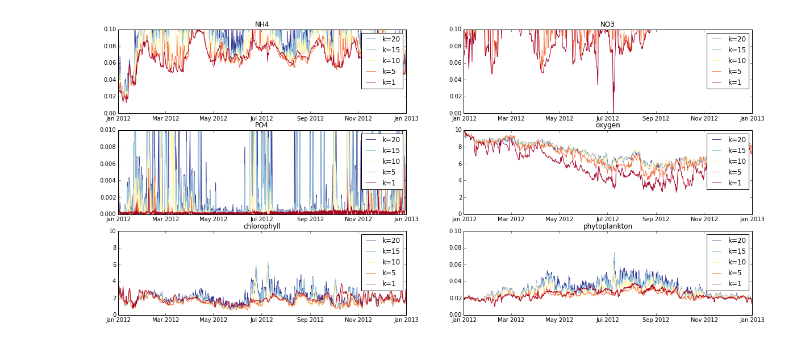
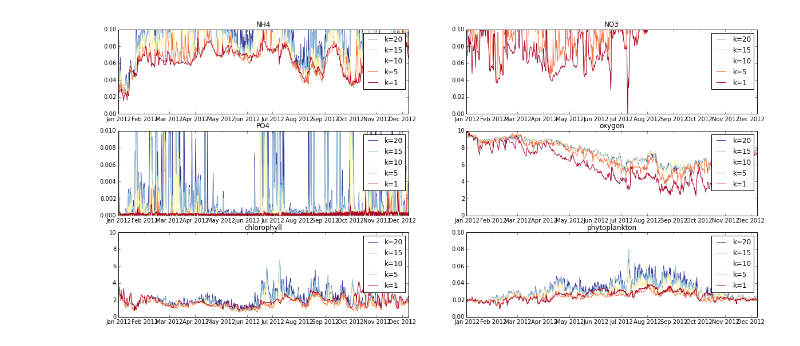
Before and after one commit to okadate/notebook, a Jupyter notebook: gist/time_sta-Copy1.ipynb, the cells around one changed output. Drawn from its saved outputs; the diff is of its cells as text; code cells hidden in the pictures.

```diff
--- a/gist/time_sta-Copy1.ipynb
+++ b/gist/time_sta-Copy1.ipynb
@@ -23,33 +23,33 @@ def plot2(ax, vname, station, cff=1.0):
     var = nc.variables[vname][:,station-1,:] * cff
     for k in [19, 14, 9, 4, 0]:
         d = k
         ax.plot(time, var[:,k], '-', color=plt.cm.RdYlBu(k/19.0), label='k={}'.format(k+1))
     ax.legend()
     ax.set_title(vname)
 
 def sta_plot(station):
     x, y = 3, 2
     fig, ax = plt.subplots(x, y, figsize=[20,9])
     ax1 = [ax[i][j] for i in range(x) for j in range(y)]
     plot2(ax1[0], 'NH4', station, cff=14.0/1000)
     plot2(ax1[1], 'NO3', station, cff=14.0/1000)
     plot2(ax1[2], 'PO4', station, cff=31.0/1000)
     plot2(ax1[3], 'oxygen', station, cff=32.0/1000)
     plot2(ax1[4], 'chlorophyll', station, cff=1.0)
     plot2(ax1[5], 'phytoplankton', station, cff=14.0/1000)
     ax1[0].set_ylim(0.0,0.1)
     ax1[1].set_ylim(0.0,0.1)
     ax1[2].set_ylim(0.0,0.01)
     ax1[3].set_ylim(0.0,10.0)
     ax1[4].set_ylim(0.0,10.0)
     ax1[5].set_ylim(0.0,0.1)
 
 
-ncfile = 'Z:/roms/Apps/OB500_fennelP/NL12/ob500_sta.nc'
+ncfile = 'Z:/apps/OB500P/case13/ob500_sta.nc'
 nc = netCDF4.Dataset(ncfile, 'r')
 
 sta_plot(12)
 
-plt.savefig('time_sta.png', bbox_inches='tight', dpi=300)
+#plt.savefig('time_sta.png', bbox_inches='tight', dpi=300)
 # %% [output]
-[figure, old version]
+[figure, new version]
```
Also changed, not shown: parts of 1 cell of this notebook, 22 other files.
